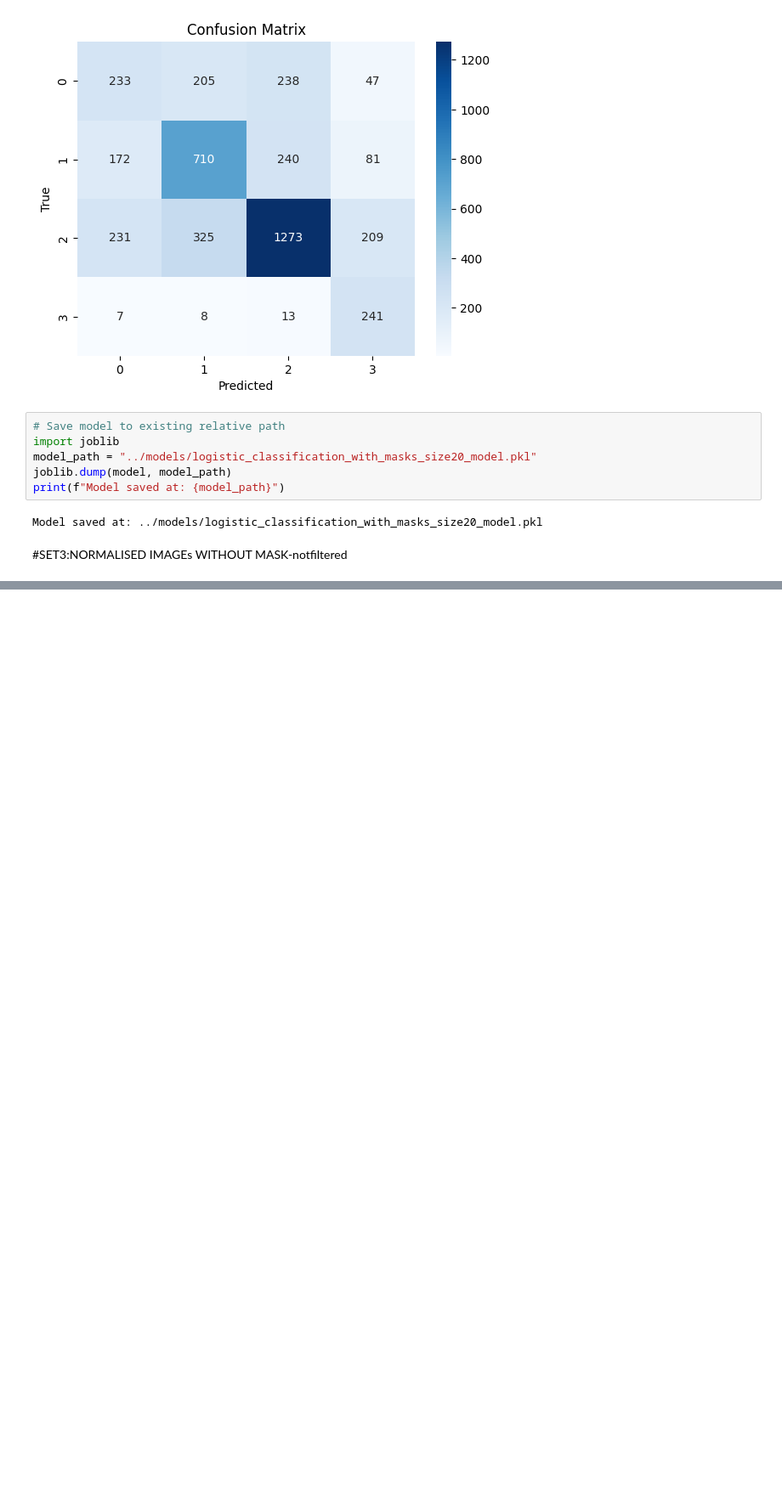
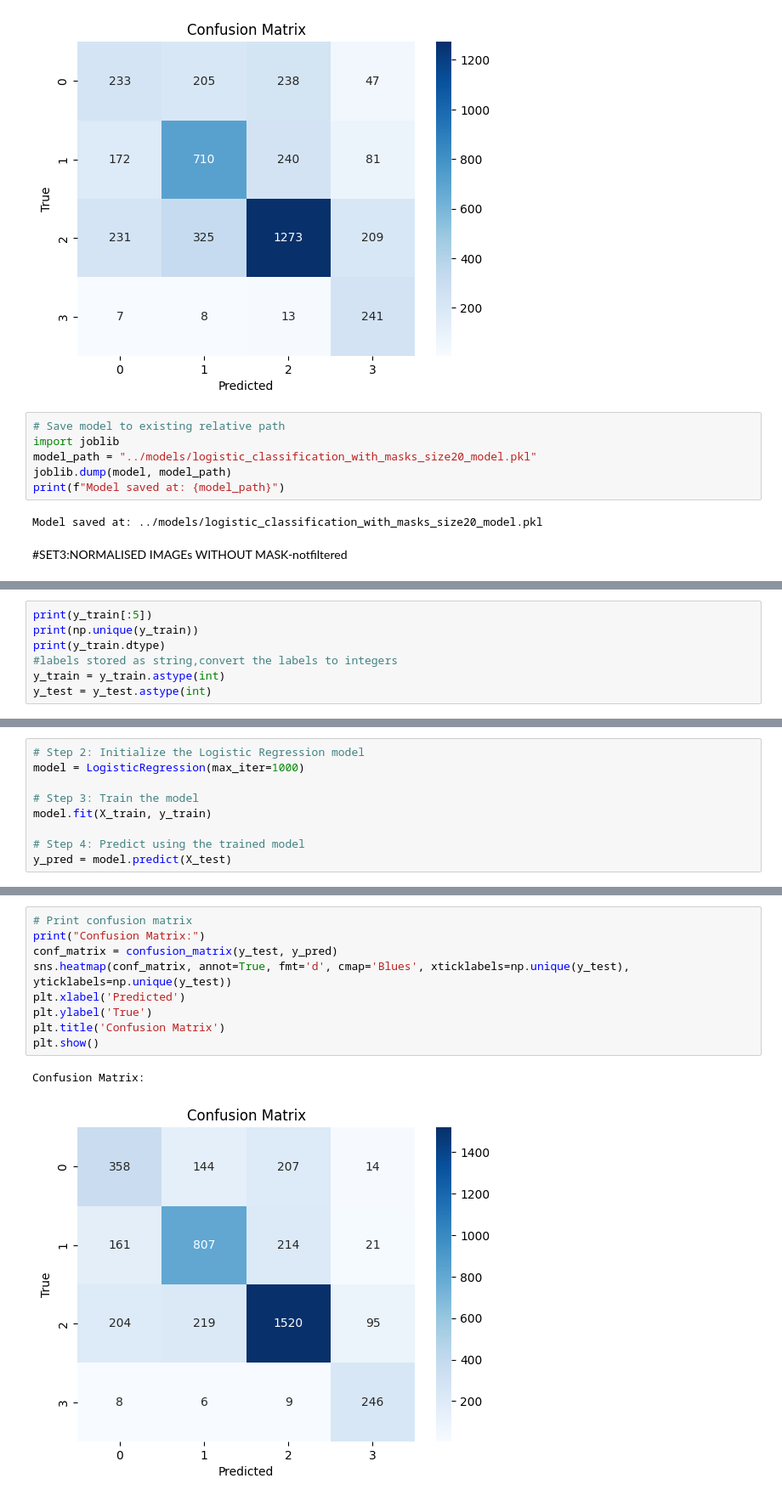
Before and after one commit to SanArfin/CovidXray, a Jupyter notebook: notebooks/ML_model_logistic_classification.ipynb, the cells around one changed output, grey strips where cells are left out. Shown: that part at 85% size. Cells and saved outputs as stored; diff of their text form; blank space fills up the shorter version.

Commit message:
modified logistic classification model

```diff
--- a/notebooks/ML_model_logistic_classification.ipynb
+++ b/notebooks/ML_model_logistic_classification.ipynb
@@ -158,0 +194,7 @@ Model saved at: ../models/logistic_classification_with_masks_size20_model.pkl
+# %%
+print(y_train[:5])
+print(np.unique(y_train))
+print(y_train.dtype)
+#labels stored as string,convert the labels to integers
+y_train = y_train.astype(int)
+y_test = y_test.astype(int)
@@ -158,0 +205,9 @@ Model saved at: ../models/logistic_classification_with_masks_size20_model.pkl
+# %%
+# Step 2: Initialize the Logistic Regression model
+model = LogisticRegression(max_iter=1000)
+
+# Step 3: Train the model
+model.fit(X_train, y_train)
+
+# Step 4: Predict using the trained model
+y_pred = model.predict(X_test)
@@ -158,0 +244,12 @@ Model saved at: ../models/logistic_classification_with_masks_size20_model.pkl
+# %%
+# Print confusion matrix
+print("Confusion Matrix:")
+conf_matrix = confusion_matrix(y_test, y_pred)
+sns.heatmap(conf_matrix, annot=True, fmt='d', cmap='Blues', xticklabels=np.unique(y_test), yticklabels=np.unique(y_test))
+plt.xlabel('Predicted')
+plt.ylabel('True')
+plt.title('Confusion Matrix')
+plt.show()
+# %% [output]
+Confusion Matrix:
+[figure, added]
```
Also changed, not shown: parts of 16 cells of this notebook.
